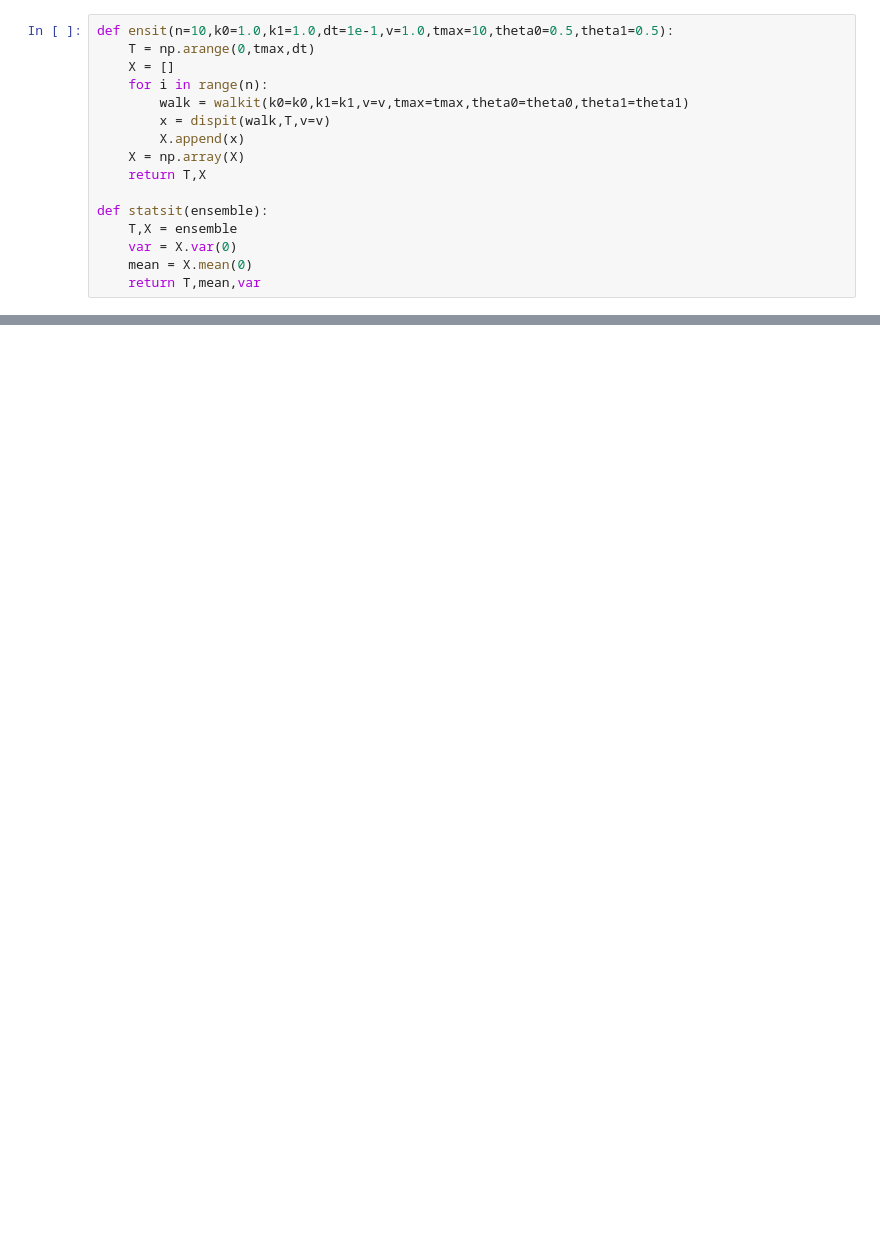
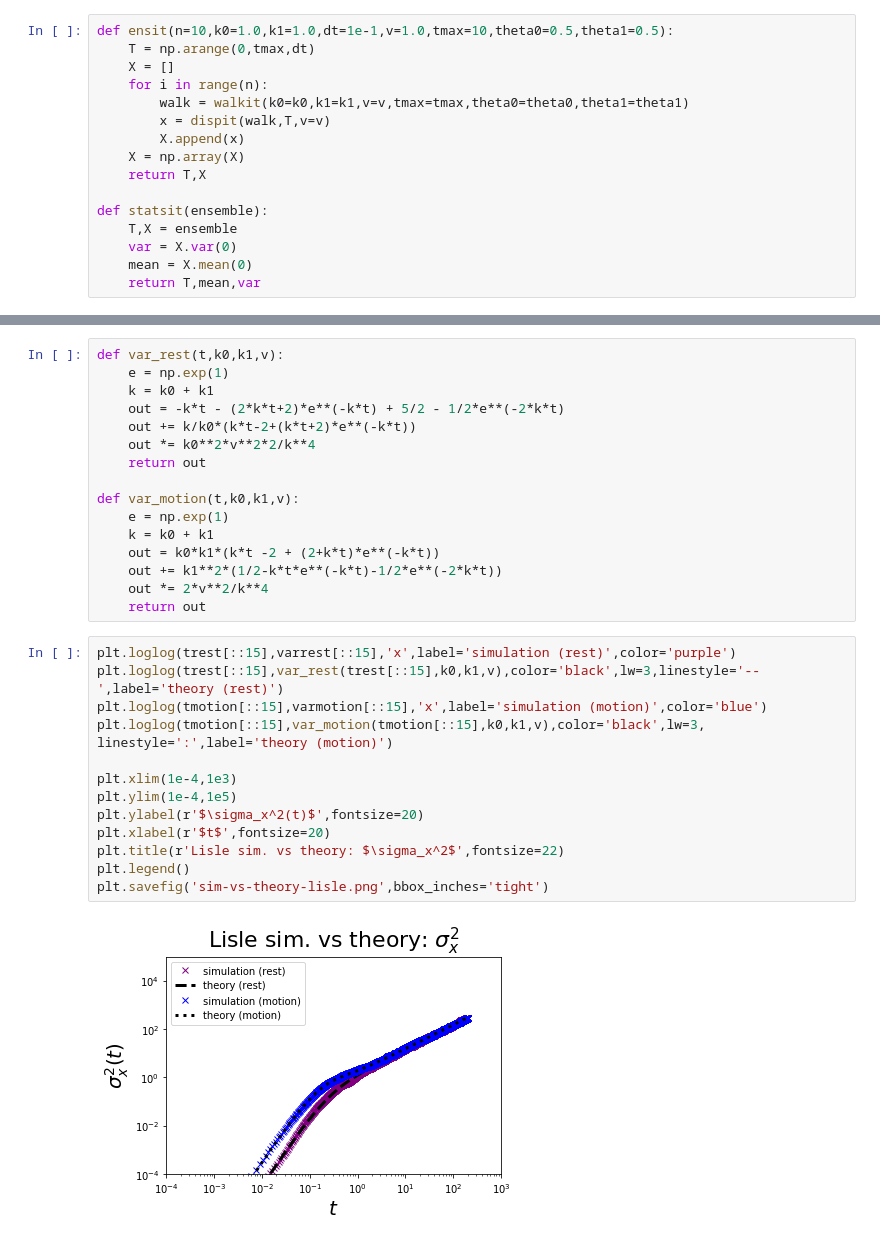
Before and after one commit to jkpierce/rw-diffu, a Jupyter notebook: 2srw.ipynb, the cells around one changed output, grey strips where cells are left out. Drawn from its saved outputs; the diff is of its cells as text; blank space fills up the shorter version.

```diff
--- a/2srw.ipynb
+++ b/2srw.ipynb
@@ -99,0 +128,31 @@ plt.loglog(t1,t1,color='black')
+# %%
+def var_rest(t,k0,k1,v):
+    e = np.exp(1)
+    k = k0 + k1
+    out = -k*t - (2*k*t+2)*e**(-k*t) + 5/2 - 1/2*e**(-2*k*t)
+    out += k/k0*(k*t-2+(k*t+2)*e**(-k*t))
+    out *= k0**2*v**2*2/k**4
+    return out
+
+def var_motion(t,k0,k1,v):
+    e = np.exp(1)
+    k = k0 + k1
+    out = k0*k1*(k*t -2 + (2+k*t)*e**(-k*t))
+    out += k1**2*(1/2-k*t*e**(-k*t)-1/2*e**(-2*k*t))
+    out *= 2*v**2/k**4
+    return out
+# %%
+plt.loglog(trest[::15],varrest[::15],'x',label='simulation (rest)',color='purple')
+plt.loglog(trest[::15],var_rest(trest[::15],k0,k1,v),color='black',lw=3,linestyle='--',label='theory (rest)')
+plt.loglog(tmotion[::15],varmotion[::15],'x',label='simulation (motion)',color='blue')
+plt.loglog(tmotion[::15],var_motion(tmotion[::15],k0,k1,v),color='black',lw=3, linestyle=':',label='theory (motion)')
+
+plt.xlim(1e-4,1e3)
+plt.ylim(1e-4,1e5)
+plt.ylabel(r'$\sigma_x^2(t)$',fontsize=20)
+plt.xlabel(r'$t$',fontsize=20)
+plt.title(r'Lisle sim. vs theory: $\sigma_x^2$',fontsize=22)
+plt.legend()
+plt.savefig('sim-vs-theory-lisle.png',bbox_inches='tight')
+# %% [output]
+[figure, added]
```
Also changed, not shown: parts of 9 cells of this notebook, 14 other files.
